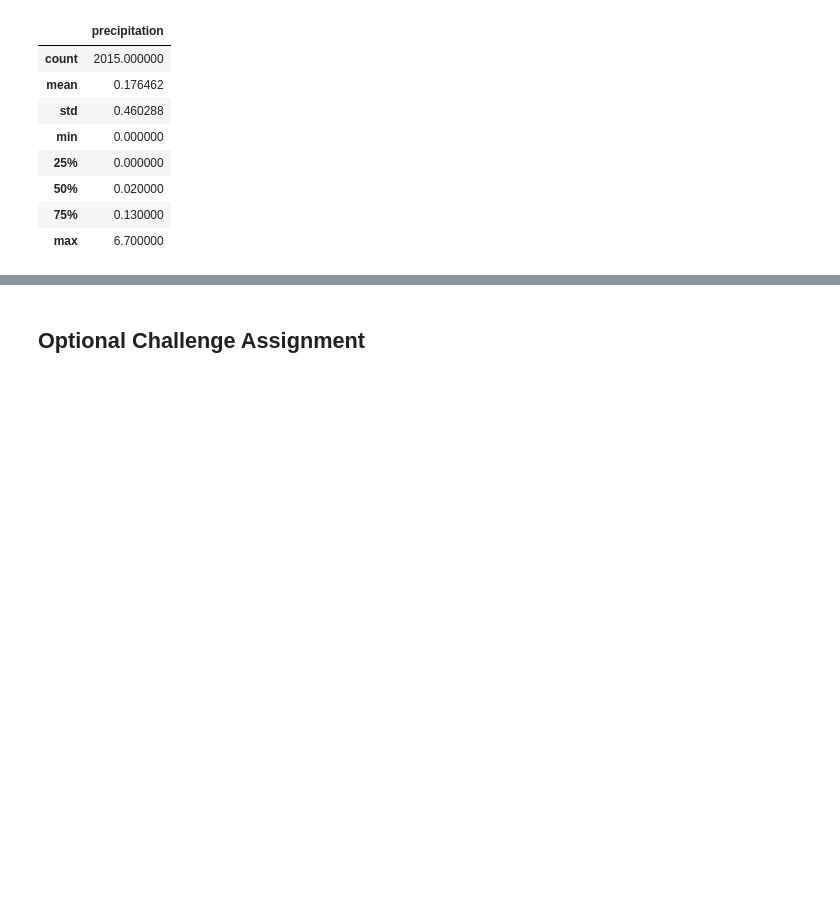
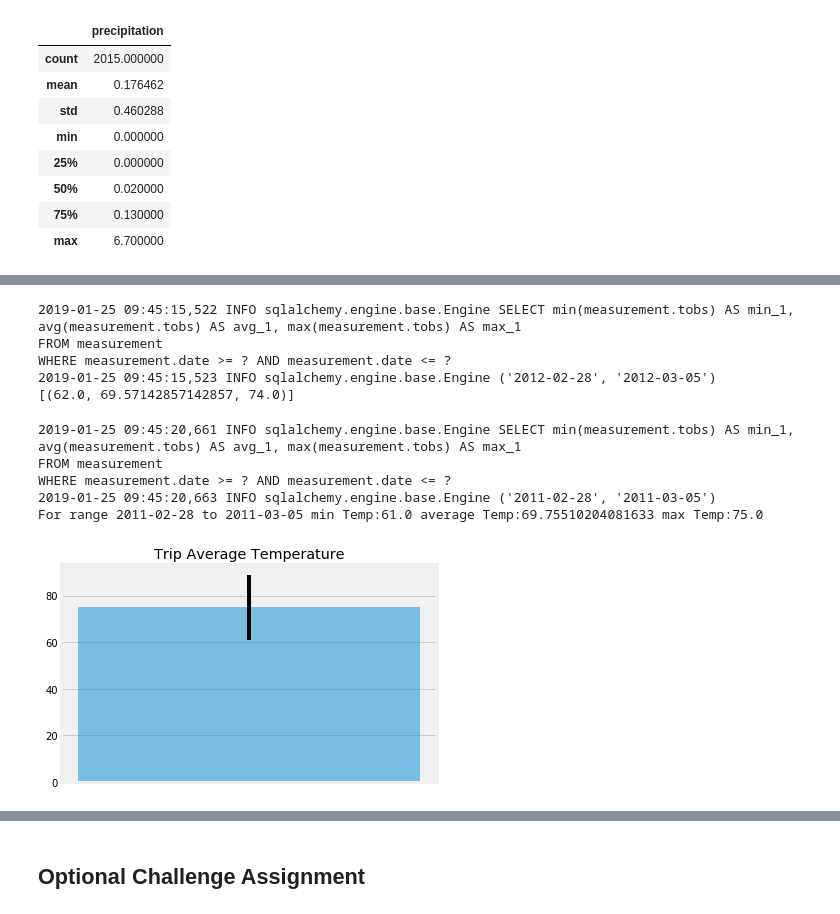
Before and after one commit to hvannia/Alchemy, a Jupyter notebook: climate_starter.ipynb, the cells around one changed output, grey strips where cells are left out. Cells and saved outputs as stored; diff of their text form; code cells hidden in the pictures; blank space fills up the shorter version.

```diff
--- a/climate_starter.ipynb
+++ b/climate_starter.ipynb
@@ -173,27 +231,53 @@ plt.hist(temps)
 # %%
 # This function called `calc_temps` will accept start date and end date in the format '%Y-%m-%d'
 # and return the minimum, average, and maximum temperatures for that range of dates
+"""TMIN, TAVG, and TMAX for a list of dates.
+Args:
+    start_date (string): A date string in the format %Y-%m-%d
+    end_date (string): A date string in the format %Y-%m-%d
+Returns:
+    TMIN, TAVE, and TMAX
+"""
+
 def calc_temps(start_date, end_date):
-    """TMIN, TAVG, and TMAX for a list of dates.
-
-    Args:
-        start_date (string): A date string in the format %Y-%m-%d
-        end_date (string): A date string in the format %Y-%m-%d
-
-    Returns:
-        TMIN, TAVE, and TMAX
-    """
 
     return session.query(func.min(Measurement.tobs), func.avg(Measurement.tobs), func.max(Measurement.tobs)).\
         filter(Measurement.date >= start_date).filter(Measurement.date <= end_date).all()
 
 # function usage example
 print(calc_temps('2012-02-28', '2012-03-05'))
+# %% [output]
+2019-01-25 09:45:15,522 INFO sqlalchemy.engine.base.Engine SELECT min(measurement.tobs) AS min_1, avg(measurement.tobs) AS avg_1, max(measurement.tobs) AS max_1
+FROM measurement
+WHERE measurement.date >= ? AND measurement.date <= ?
+2019-01-25 09:45:15,523 INFO sqlalchemy.engine.base.Engine ('2012-02-28', '2012-03-05')
+[(62.0, 69.57142857142857, 74.0)]
 # %%
 # Use your previous function `calc_temps` to calculate the tmin, tavg, and tmax
-# for your trip using the previous year's data for those same dates.
+# for your trip using the previous year's data for those same dates. <--- unclear dates
+tripStartDate='2011-02-28'
+tripEndDate='2011-03-05'
+tripTemps=calc_temps(tripStartDate,tripEndDate)
+print(f'For range {tripStartDate} to {tripEndDate} min Temp:{tripTemps[0][0]} average Temp:{tripTemps[0][1]} max Temp:{tripTemps[0][2]} ')
+# %% [output]
+2019-01-25 09:45:20,661 INFO sqlalchemy.engine.base.Engine SELECT min(measurement.tobs) AS min_1, avg(measurement.tobs) AS avg_1, max(measurement.tobs) AS max_1
+FROM measurement
+WHERE measurement.date >= ? AND measurement.date <= ?
+2019-01-25 09:45:20,663 INFO sqlalchemy.engine.base.Engine ('2011-02-28', '2011-03-05')
+For range 2011-02-28 to 2011-03-05 min Temp:61.0 average Temp:69.75510204081633 max Temp:75.0
 # %%
 # Plot the results from your previous query as a bar chart.
 # Use "Trip Avg Temp" as your Title
 # Use the average temperature for the y value
 # Use the peak-to-peak (tmax-tmin) value as the y error bar (yerr)
+
+#pyplot.bar(x, height, width=0.8, bottom=None, *, align='center', data=None, **kwargs)[source]
+#xerr, yerr : scalar or array-like of shape(N,) or shape(2,N), optional
+
+plt.bar(tripTemps[0][1], tripTemps[0][2], yerr=tripTemps[0][2]-tripTemps[0][0] , align='center', alpha=0.5)
+plt.title('Trip Average Temperature')
+plt.xticks([])
+plt.savefig("avgTemp.png")
+plt.show()
+# %% [output]
+[figure, added]
```
Also changed, not shown: parts of 22 cells of this notebook.
